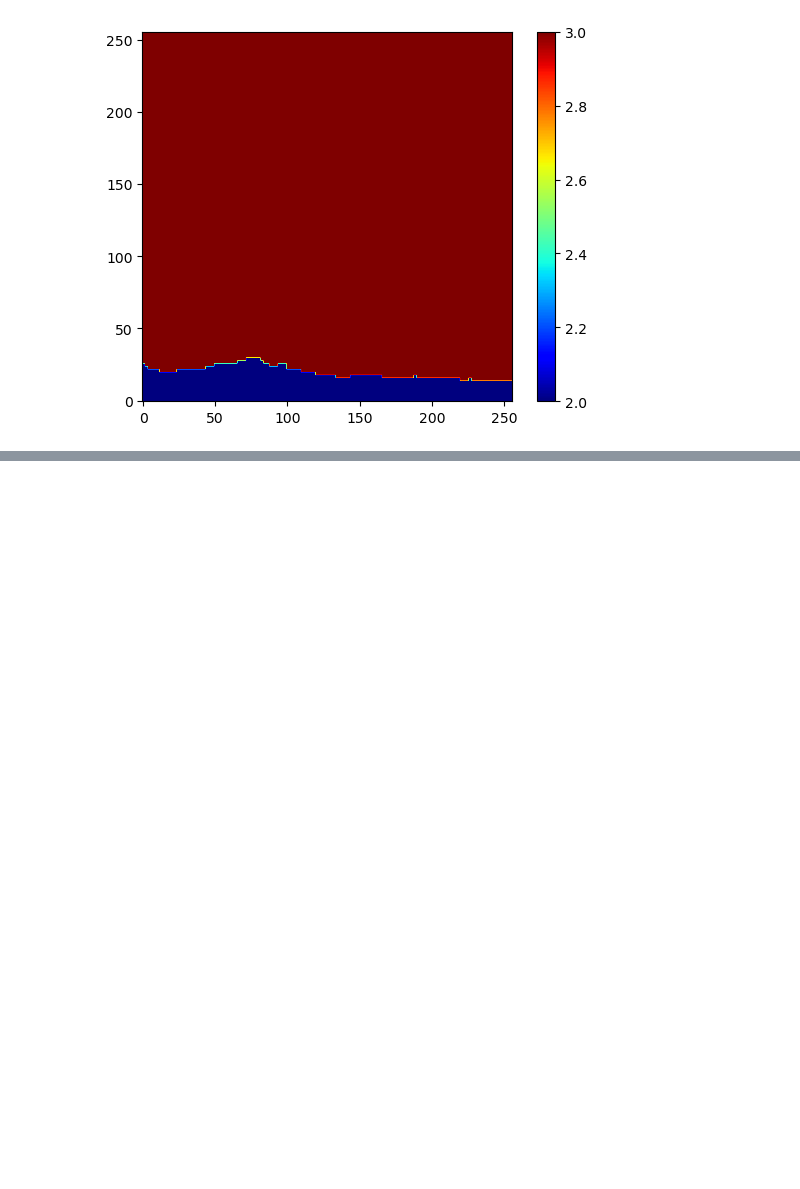
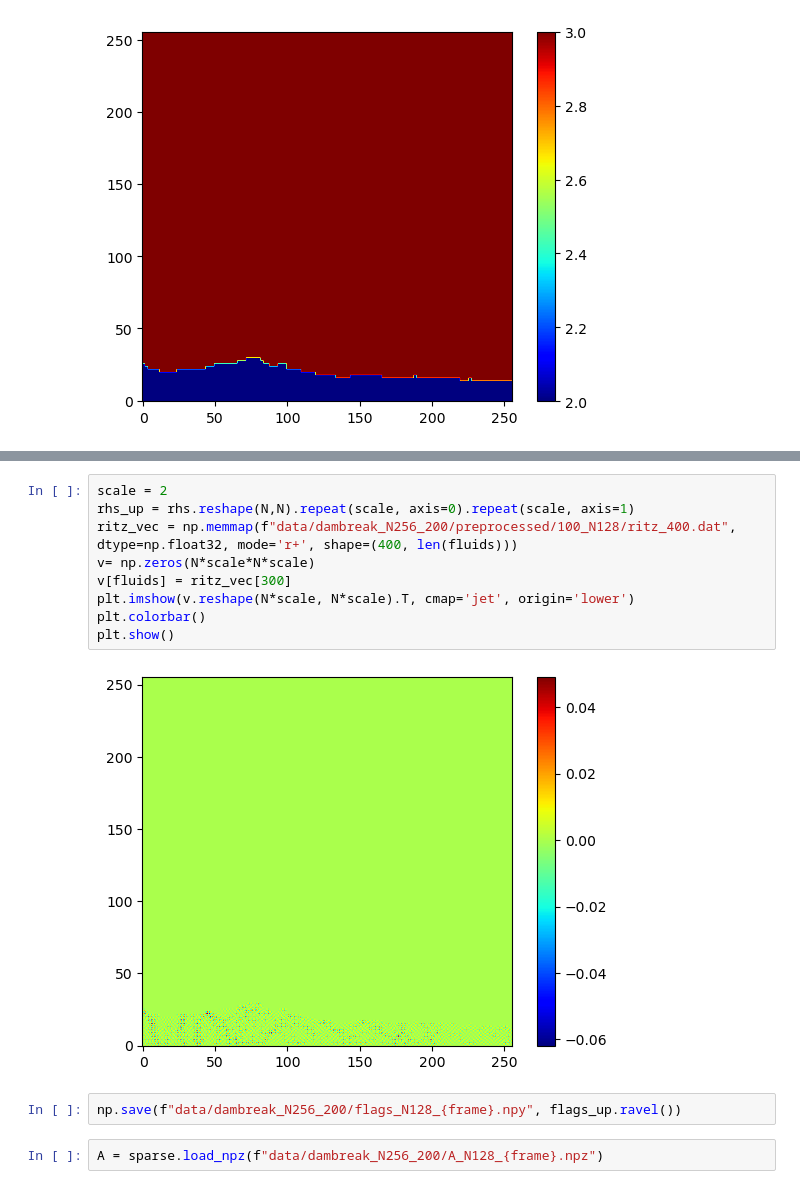
Before and after one commit to kai-lan/MLPCG, a Jupyter notebook: analysis.ipynb, the cells around one changed output, grey strips where cells are left out. Cells and saved outputs as stored; diff of their text form; blank space fills up the shorter version.

```diff
--- a/analysis.ipynb
+++ b/analysis.ipynb
@@ -34,0 +43,15 @@ array([    0,     1,     2, ..., 65291, 65292, 65293])
+# %%
+scale = 2
+rhs_up = rhs.reshape(N,N).repeat(scale, axis=0).repeat(scale, axis=1)
+ritz_vec = np.memmap(f"data/dambreak_N256_200/preprocessed/100_N128/ritz_400.dat", dtype=np.float32, mode='r+', shape=(400, len(fluids)))
+v= np.zeros(N*scale*N*scale)
+v[fluids] = ritz_vec[300]
+plt.imshow(v.reshape(N*scale, N*scale).T, cmap='jet', origin='lower')
+plt.colorbar()
+plt.show()
+# %% [output]
+[figure, added]
+# %%
+np.save(f"data/dambreak_N256_200/flags_N128_{frame}.npy", flags_up.ravel())
+# %%
+A = sparse.load_npz(f"data/dambreak_N256_200/A_N128_{frame}.npz")
```
Also changed, not shown: parts of 8 cells of this notebook, 2 other files.
